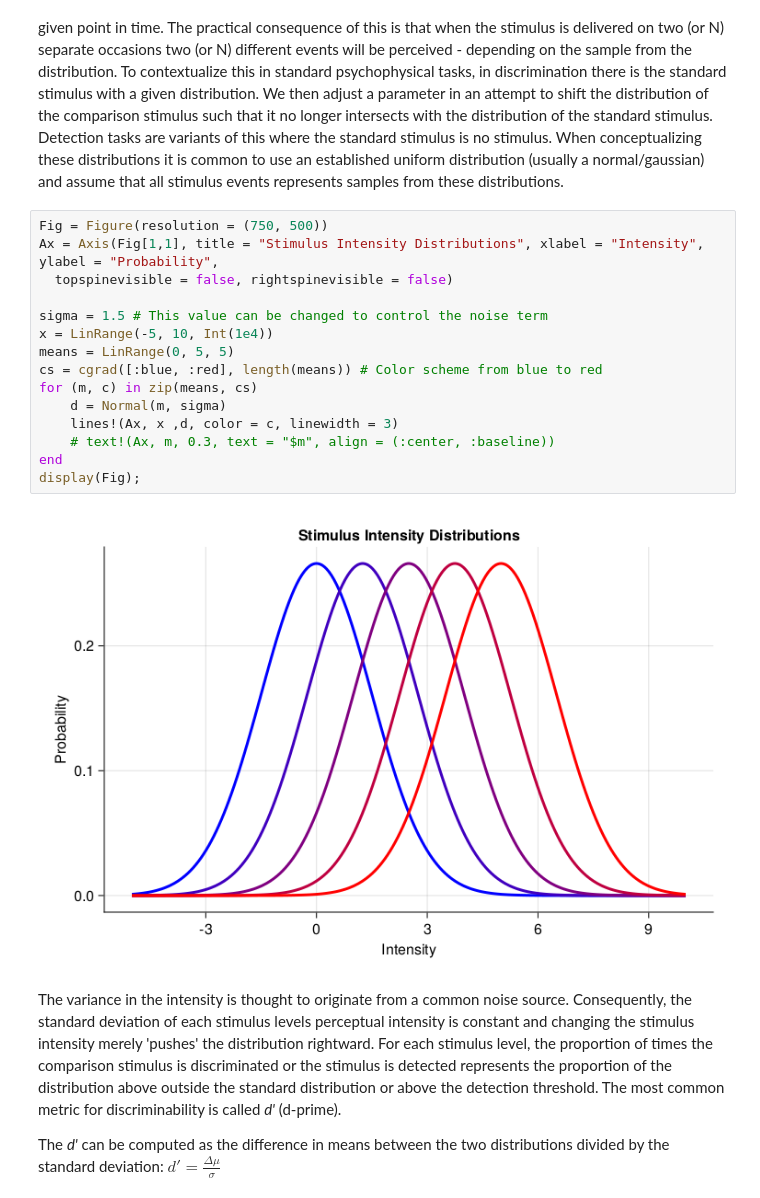
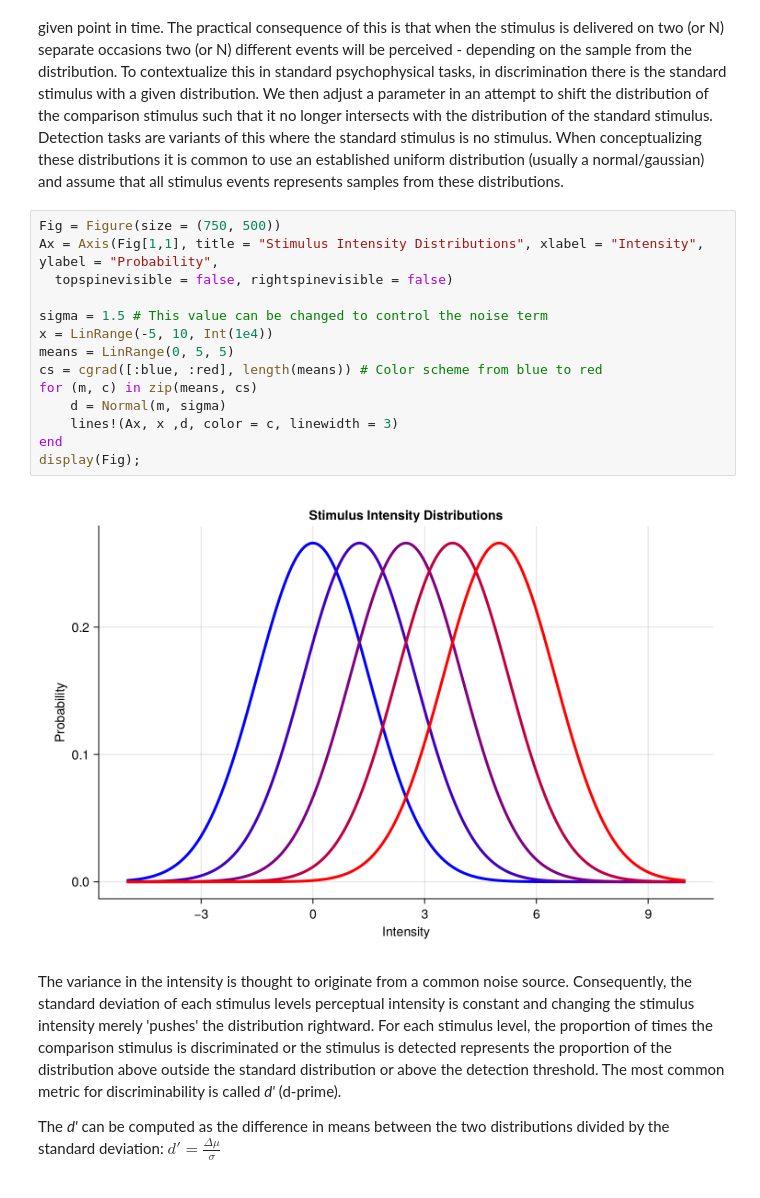
Before and after one commit to CMGreenspon/PsychophysicsSimulations, a Jupyter notebook: notebooks/1. Introduction.ipynb, the cells around one changed output. Saved outputs shown, nothing was run; the diff lists cells and outputs as text.

```diff
--- a/notebooks/1. Introduction.ipynb
+++ b/notebooks/1. Introduction.ipynb
@@ -6,22 +7,21 @@ In psychophysics we tend to try and find the boundary between two barely disting
 
 Signal detection theory treats all events as distributions from which the intensity can be sampled at a given point in time. The practical consequence of this is that when the stimulus is delivered on two (or N) separate occasions two (or N) different events will be perceived - depending on the sample from the distribution. To contextualize this in standard psychophysical tasks, in discrimination there is the standard stimulus with a given distribution. We then adjust a parameter in an attempt to shift the distribution of the comparison stimulus such that it no longer intersects with the distribution of the standard stimulus. Detection tasks are variants of this where the standard stimulus is no stimulus. When conceptualizing these distributions it is common to use an established uniform distribution (usually a normal/gaussian) and assume that all stimulus events represents samples from these distributions.
 # %%
-Fig = Figure(resolution = (750, 500))
+Fig = Figure(size = (750, 500))
 Ax = Axis(Fig[1,1], title = "Stimulus Intensity Distributions", xlabel = "Intensity", ylabel = "Probability",
   topspinevisible = false, rightspinevisible = false)
 
 sigma = 1.5 # This value can be changed to control the noise term
 x = LinRange(-5, 10, Int(1e4))
 means = LinRange(0, 5, 5)
 cs = cgrad([:blue, :red], length(means)) # Color scheme from blue to red
 for (m, c) in zip(means, cs)
     d = Normal(m, sigma)
     lines!(Ax, x ,d, color = c, linewidth = 3)
-    # text!(Ax, m, 0.3, text = "$m", align = (:center, :baseline))
 end
 display(Fig);
 # %% [output]
-[figure, old version]
+[figure, new version]
 # %% [markdown]
 The variance in the intensity is thought to originate from a common noise source. Consequently, the standard deviation of each stimulus levels perceptual intensity is constant and changing the stimulus intensity merely 'pushes' the distribution rightward. For each stimulus level, the proportion of times the comparison stimulus is discriminated or the stimulus is detected represents the proportion of the distribution above outside the standard distribution or above the detection threshold. The most common metric for discriminability is called _d'_ (d-prime).
 
```
Also changed, not shown: parts of 3 cells of this notebook, 8 other files.
